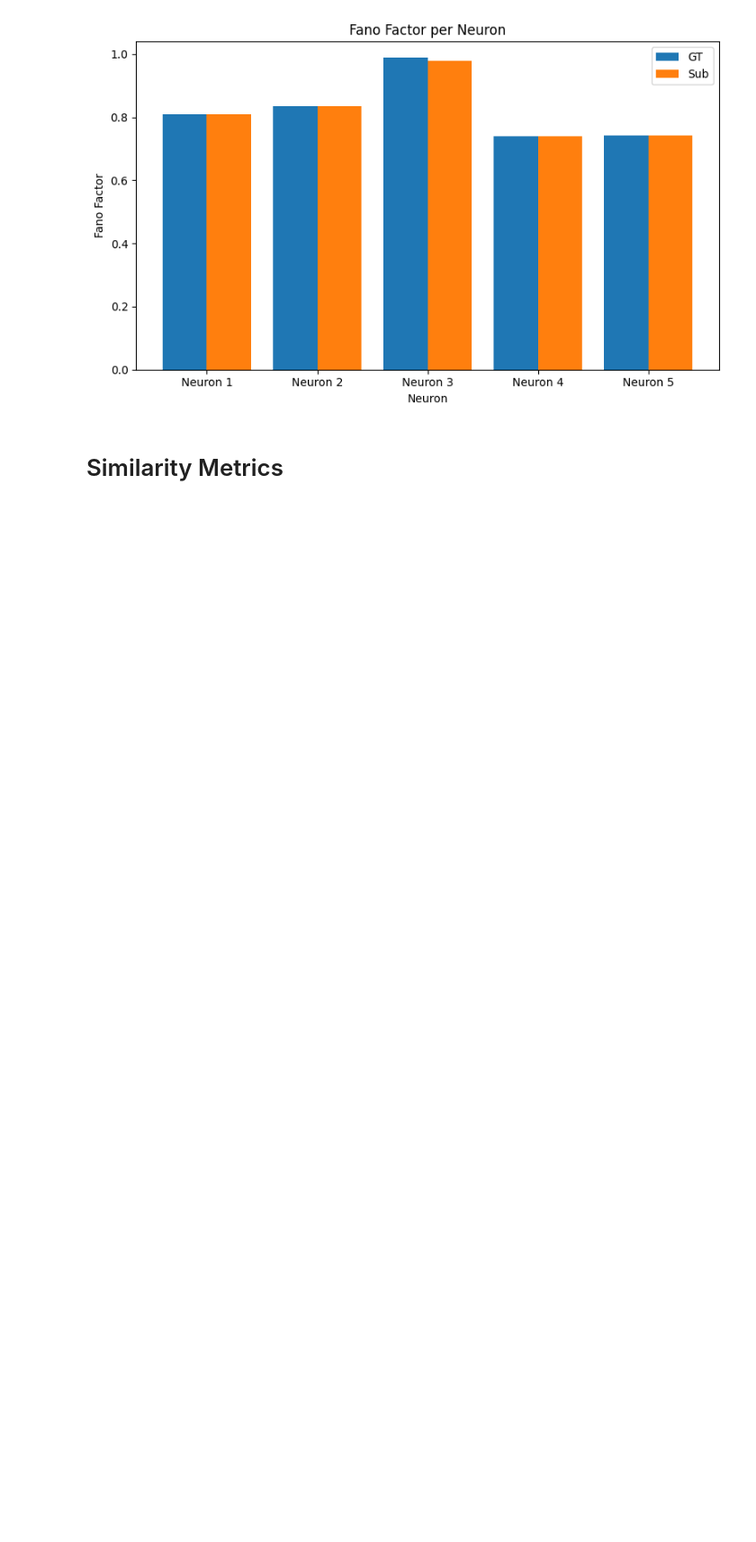
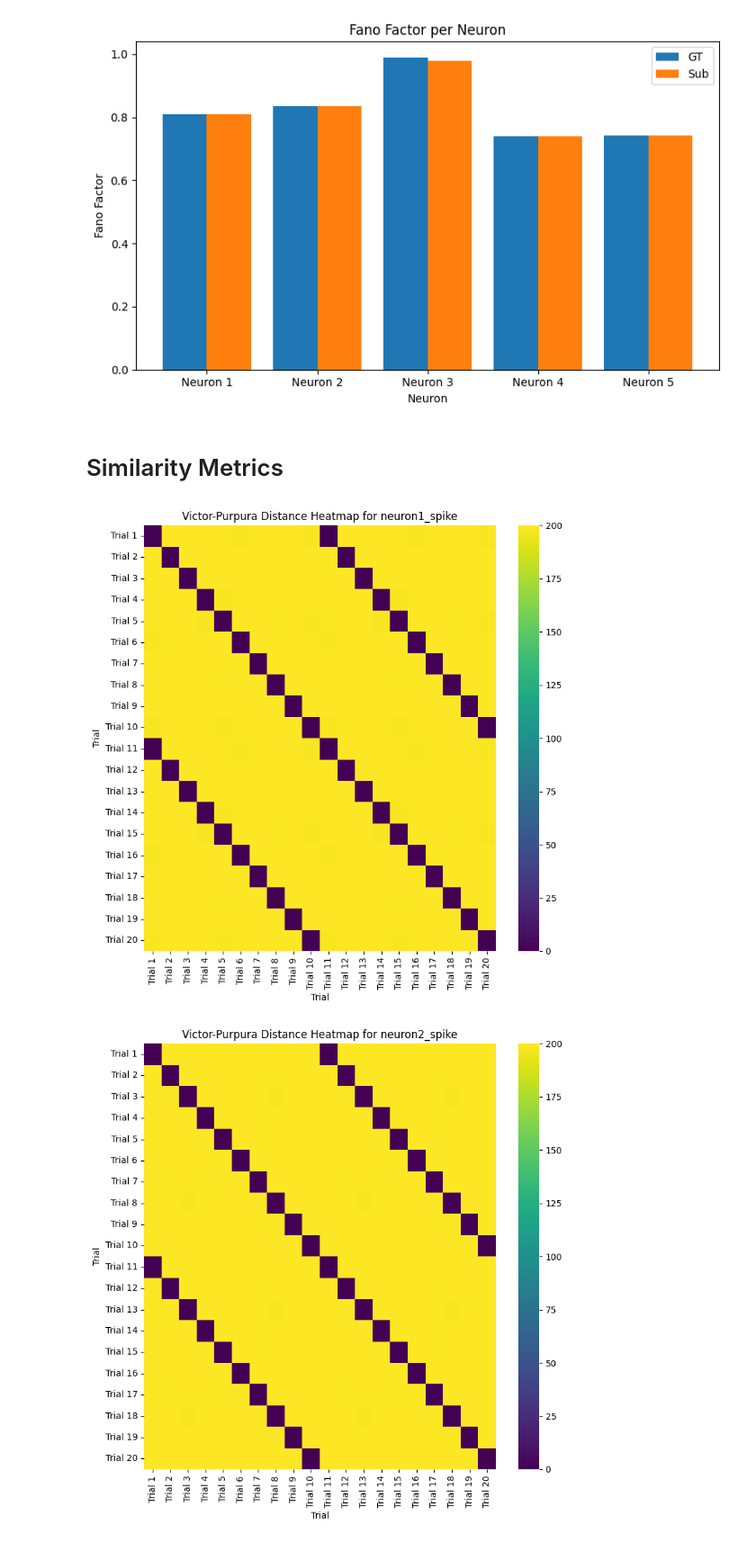
Before and after one commit to Nerfworm/IFneuron-model, a Jupyter notebook: data_playground_4.ipynb, the cells around one changed output. Shown at 90% size. Drawn from its saved outputs; the diff is of its cells as text; code cells hidden in the pictures; blank space fills up the shorter version.

Commit message:
created victor purpura heat maps.  Labeling needs to be fixed though.

```diff
--- a/data_playground_4.ipynb
+++ b/data_playground_4.ipynb
@@ -374,3 +374,61 @@ plt.show()
 [figure]
 # %% [markdown]
 # Similarity Metrics
+# %%
+
+def victor_purpura_distance(trace1, trace2, q=1.0):
+    spike_times1 = np.where(trace1 == 1)[0]
+    spike_times2 = np.where(trace2 == 1)[0]
+    n = len(spike_times1)
+    m = len(spike_times2)
+    dp = np.zeros((n+1, m+1))
+    dp[:,0] = np.arange(n+1)
+    dp[0,:] = np.arange(m+1)
+    for i in range(1, n+1):
+        for j in range(1, m+1):
+            cost = q * abs(spike_times1[i-1] - spike_times2[j-1])
+            dp[i,j] = min(
+                dp[i-1,j] + 1,
+                dp[i,j-1] + 1,
+                dp[i-1,j-1] + cost
+            )
+    return dp[n,m]
+
+spike_columns = [col for col in all_trials[0].columns if col.endswith('_spike')]
+
+vp_distances = {}
+for neuron in spike_columns:
+    vp_distances[neuron] = []
+    for i in range(len(all_trials)):
+        for j in range(i+1, len(all_trials)):
+            d = victor_purpura_distance(
+                all_trials[i][neuron].values,
+                all_trials[j][neuron].values,
+                q=1.0
+            )
+            vp_distances[neuron].append({'trial_pair': (i+1, j+1), 'distance': d})
+
+
+for neuron in spike_columns:
+    distances = vp_distances[neuron]
+    trial_numbers = sorted(set([pair['trial_pair'][0] for pair in distances] + [pair['trial_pair'][1] for pair in distances]))
+    n_trials = max(trial_numbers)
+    vp_matrix = np.zeros((n_trials, n_trials))
+    vp_matrix[:] = np.nan
+    for entry in distances:
+        i, j = entry['trial_pair']
+        vp_matrix[i-1, j-1] = entry['distance']
+        vp_matrix[j-1, i-1] = entry['distance']
+    np.fill_diagonal(vp_matrix, 0)
+    plt.figure(figsize=(8, 8))
+    sns.heatmap(vp_matrix, annot=False, cmap='viridis',
+                xticklabels=[f'Trial {i+1}' for i in range(n_trials)],
+                yticklabels=[f'Trial {i+1}' for i in range(n_trials)])
+    plt.title(f'Victor-Purpura Distance Heatmap for {neuron}')
+    plt.xlabel('Trial')
+    plt.ylabel('Trial')
+    plt.tight_layout()
+    plt.show()
+# %% [output]
+[figure, added]
+[figure, added]
```
Also changed, not shown: parts of 3 cells of this notebook.
